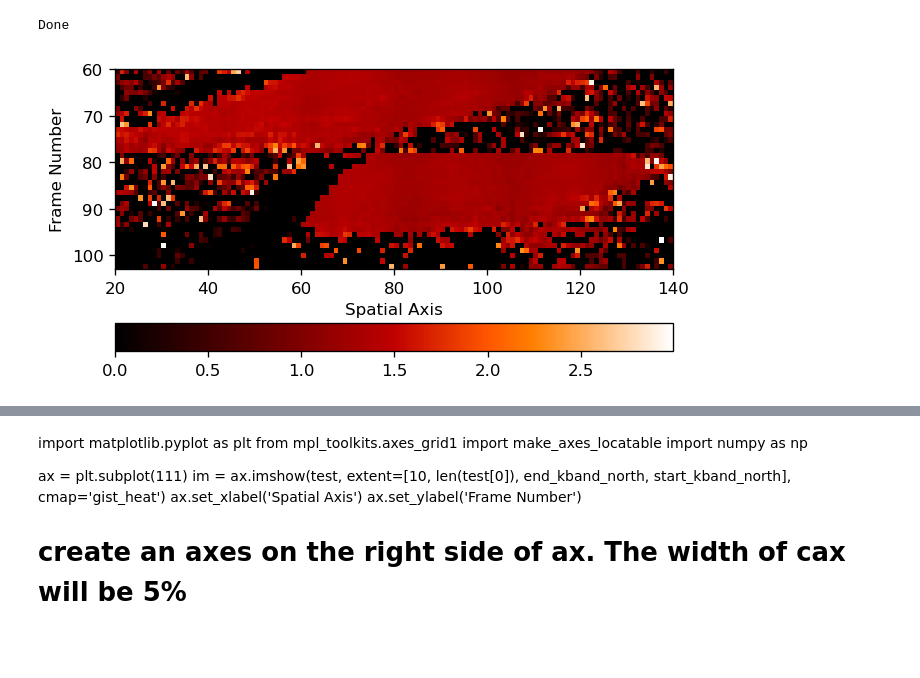
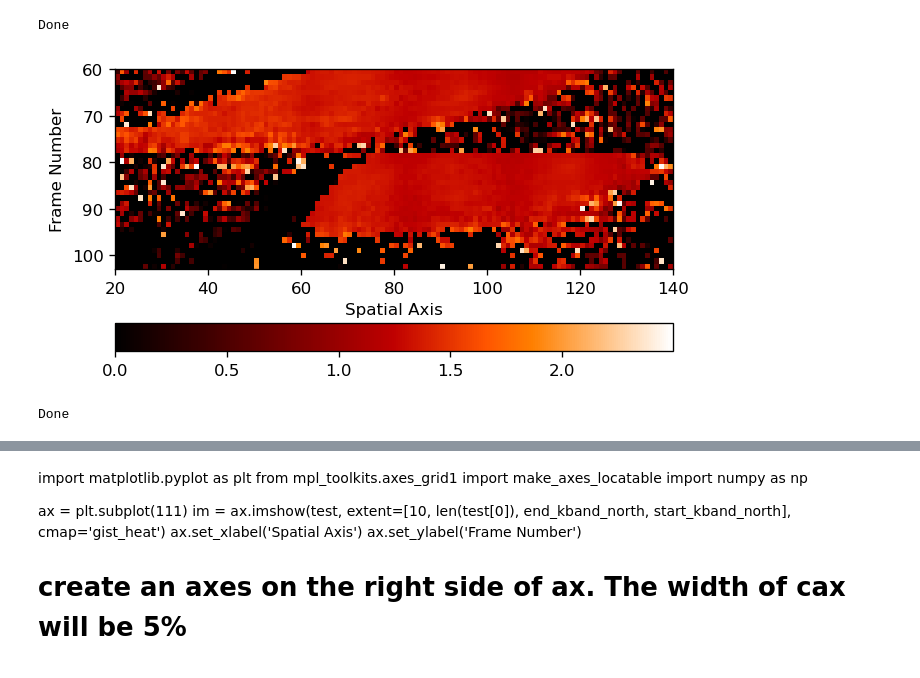
Before and after one commit to ruoyanwangdr/Dynamics-of-Jovian-Infrared-Auroral-Ionosphere-and-Thermosphere, a Jupyter notebook: h3p_map.ipynb, the cells around one changed output, grey strips where cells are left out. Cells and saved outputs as stored; diff of their text form; code cells hidden in the pictures.

Commit message:
Repeat for h3p wave axis 874

```diff
--- a/h3p_map.ipynb
+++ b/h3p_map.ipynb
@@ -539,13 +540,13 @@ print('Done')
 Done
 # %%
 h3pa2 = np.vstack((h3p_a2_map))
-h3pa2[h3pa2>3] = 0
+h3pa2[h3pa2>2.5] = 0
 
 plt.imshow(h3pa2, extent=[lower_h3p, upper_h3p, end_kband_north, start_kband_north], cmap='gist_heat')
 plt.xlabel('Spatial Axis')
 plt.ylabel('Frame Number')
 plt.xlim(20,140)
 plt.colorbar(orientation='horizontal', pad=0.15)
-plt.savefig('plots/h3p_a2_map', bbox_inches='tight')
+plt.savefig('plots/h3p_a2_map_554', bbox_inches='tight')
 # %% [output]
-[figure, old version]
+[figure, new version]
@@ -551,0 +564,44 @@ plt.savefig('plots/h3p_a2_map', bbox_inches='tight')
+# %%
+"""
+repeat for h3p a0 at wavelength axis 874
+"""
+
+lower_h3p = 10
+upper_h3p = 140
+
+
+start_kband_north = 60
+end_kband_north = 103
+sky_frame = (51, 59, 60, 72, 78, 79, 91, 103)
+
+h3p_a0_map_2 = []
+
+for i in range(start_kband_north+1, end_kband_north):
+    if i in sky_frame:
+        continue
+    skyfinal = scale_sky_frame(i)
+    sky_subtract = (nirspec7_data_array[i-start_nirspec7] - skyfinal) / (average_flat_field - average_flat_lamp_off)
+
+    h3p_a0_2 = np.zeros(upper_h3p-lower_h3p)
+    #h3p_a0_error = np.zeros(upper_h3p-lower_h3p)
+
+    for j in range(lower_h3p, upper_h3p):
+        try:
+            h3p_fit_result_2 = h3p_model_2.fit(sky_subtract[j], h3p_params_2, x=pixel)
+            h3p_a0_2[j] = h3p_fit_result_2.params['a0'].value
+        except:
+            pass
+    h3p_a0_2[h3p_a0_2<0] = 0
+    h3p_a0_2[h3p_a0_2>0.25] = 0
+
+    #plt.figure()
+    #plt.xlabel('spatial axis', fontsize=12)
+    #plt.ylabel('a0', fontsize=12)
+    #plt.title('frame number ' + str(i))
+    #plt.plot(np.linspace(lower_h3p, upper_h3p, len(h3p_a0_2)), h3p_a0_2)
+
+    h3p_a0_map_2.append(h3p_a0_2)
+
+print('Done')
+# %% [output]
+Done
```
Also changed, not shown: parts of 19 cells of this notebook.
